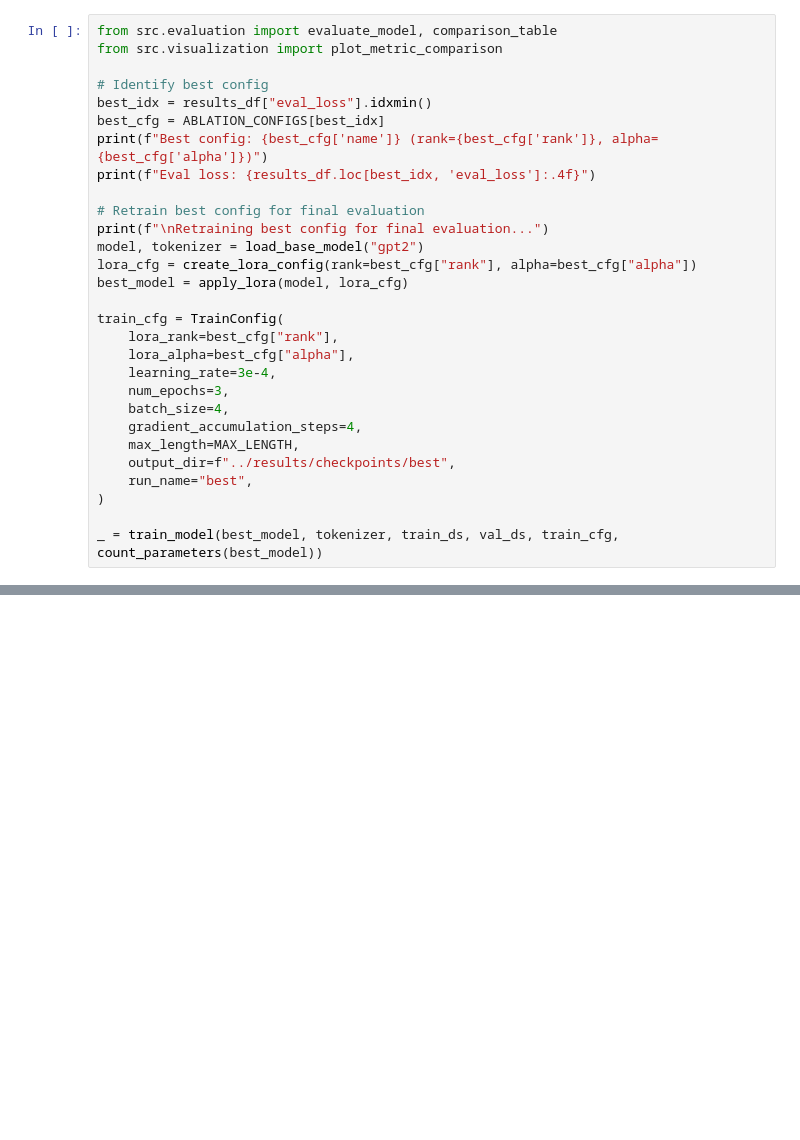
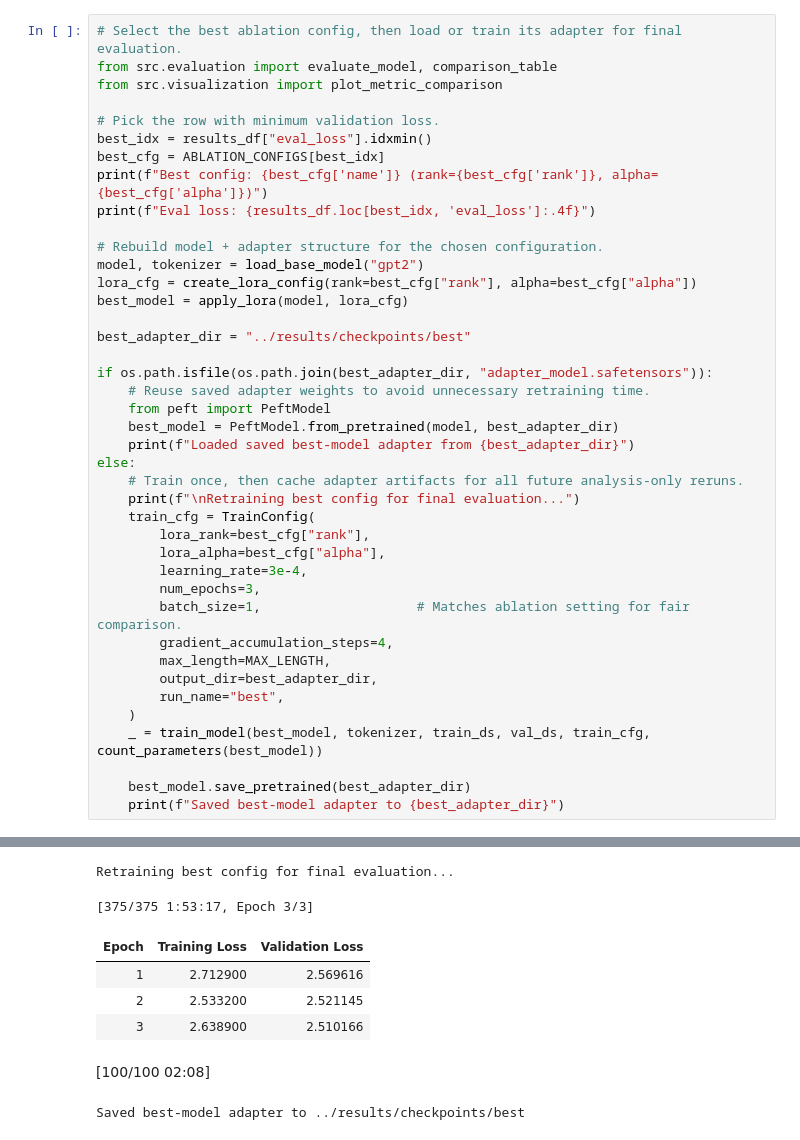
Before and after one commit to PCSchmidt/finetuning-study, a Jupyter notebook: notebooks/finetuning_study.ipynb, the cells around one changed output, grey strips where cells are left out. Cells and saved outputs as stored; diff of their text form; blank space fills up the shorter version.

```diff
--- a/notebooks/finetuning_study.ipynb
+++ b/notebooks/finetuning_study.ipynb
@@ -321,29 +534,42 @@ with ROUGE and BERTScore, comparing against the base model.
 # %%
+# Select the best ablation config, then load or train its adapter for final evaluation.
 from src.evaluation import evaluate_model, comparison_table
 from src.visualization import plot_metric_comparison
 
-# Identify best config
+# Pick the row with minimum validation loss.
 best_idx = results_df["eval_loss"].idxmin()
 best_cfg = ABLATION_CONFIGS[best_idx]
 print(f"Best config: {best_cfg['name']} (rank={best_cfg['rank']}, alpha={best_cfg['alpha']})")
 print(f"Eval loss: {results_df.loc[best_idx, 'eval_loss']:.4f}")
 
-# Retrain best config for final evaluation
-print(f"\nRetraining best config for final evaluation...")
+# Rebuild model + adapter structure for the chosen configuration.
 model, tokenizer = load_base_model("gpt2")
 lora_cfg = create_lora_config(rank=best_cfg["rank"], alpha=best_cfg["alpha"])
 best_model = apply_lora(model, lora_cfg)
 
-train_cfg = TrainConfig(
-    lora_rank=best_cfg["rank"],
-    lora_alpha=best_cfg["alpha"],
-    learning_rate=3e-4,
-    num_epochs=3,
-    batch_size=4,
-    gradient_accumulation_steps=4,
-    max_length=MAX_LENGTH,
-    output_dir=f"../results/checkpoints/best",
-    run_name="best",
-)
+best_adapter_dir = "../results/checkpoints/best"
 
-_ = train_model(best_model, tokenizer, train_ds, val_ds, train_cfg, count_parameters(best_model))
+if os.path.isfile(os.path.join(best_adapter_dir, "adapter_model.safetensors")):
+    # Reuse saved adapter weights to avoid unnecessary retraining time.
+    from peft import PeftModel
+    best_model = PeftModel.from_pretrained(model, best_adapter_dir)
+    print(f"Loaded saved best-model adapter from {best_adapter_dir}")
+else:
+    # Train once, then cache adapter artifacts for all future analysis-only reruns.
+    print(f"\nRetraining best config for final evaluation...")
+    train_cfg = TrainConfig(
+        lora_rank=best_cfg["rank"],
+        lora_alpha=best_cfg["alpha"],
+        learning_rate=3e-4,
+        num_epochs=3,
+        batch_size=1,                    # Matches ablation setting for fair comparison.
+        gradient_accumulation_steps=4,
+        max_length=MAX_LENGTH,
+        output_dir=best_adapter_dir,
+        run_name="best",
+    )
+    _ = train_model(best_model, tokenizer, train_ds, val_ds, train_cfg, count_parameters(best_model))
+
+    best_model.save_pretrained(best_adapter_dir)
+    print(f"Saved best-model adapter to {best_adapter_dir}")
+# %% [output]
@@ -350 +578,9 @@ _ = train_model(best_model, tokenizer, train_ds, val_ds, train_cfg, count_parame
+Retraining best config for final evaluation...
+[375/375 1:53:17, Epoch 3/3]
+| Epoch | Training Loss | Validation Loss |
+| 1 | 2.712900 | 2.569616 |
+| 2 | 2.533200 | 2.521145 |
+| 3 | 2.638900 | 2.510166 |
+[100/100 02:08]
+Saved best-model adapter to ../results/checkpoints/best
 # %%
```
Also changed, not shown: parts of 24 cells of this notebook, 22 other files.
